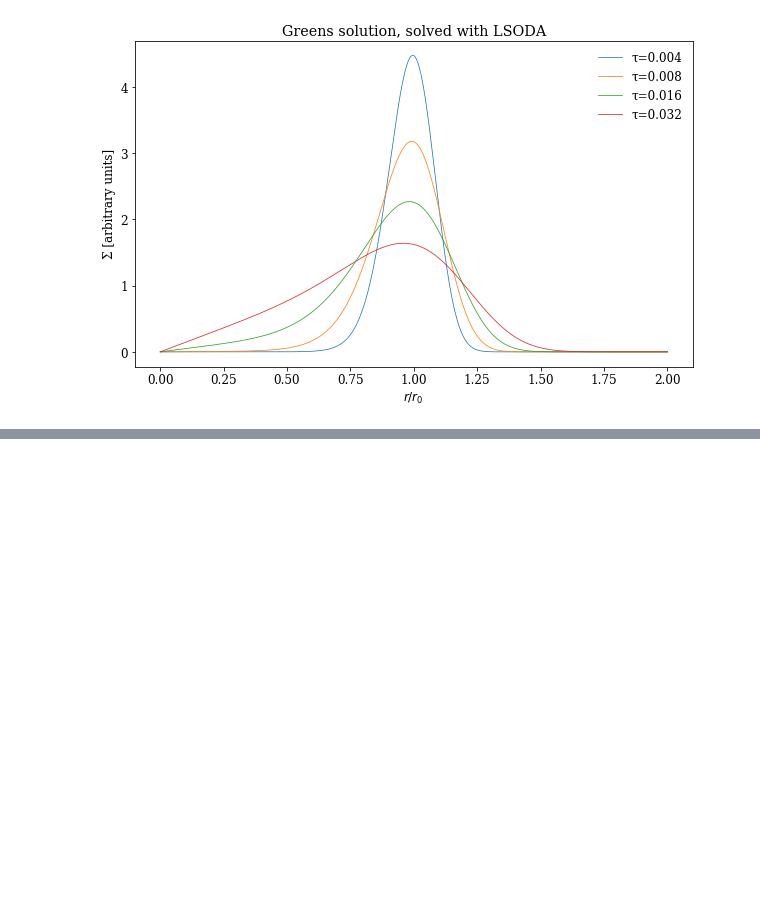
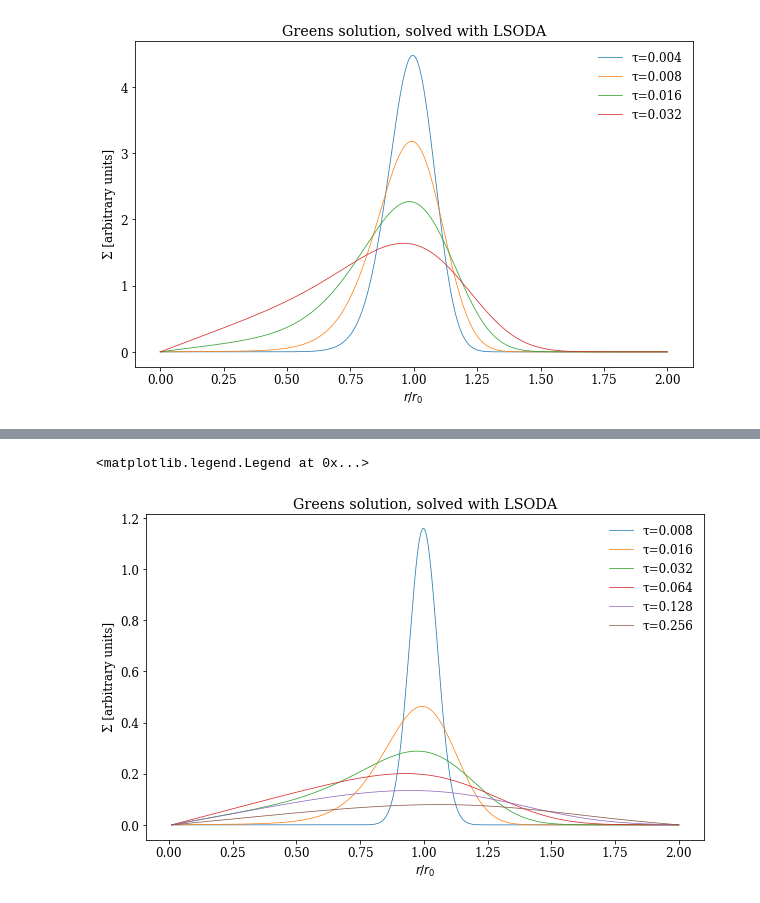
Before and after one commit to agent031/bachelor_code, a Jupyter notebook: Simple_solutions/evolution-greens_solultion.ipynb, the cells around one changed output, grey strips where cells are left out. Cells and saved outputs as stored; diff of their text form; code cells hidden in the pictures; blank space fills up the shorter version.

```diff
--- a/Simple_solutions/evolution-greens_solultion.ipynb
+++ b/Simple_solutions/evolution-greens_solultion.ipynb
@@ -237,0 +286,16 @@ plt.legend(frameon=False)
+# %%
+anal_inital = analytic_green(x, 0.006)
+# %%
+tspan = np.linspace(0, 0.032, 9)
+sol = solve_ivp(time_diff, [times[1], times[-1]], y0 = anal_inital, t_eval = times[1:], method = 'LSODA')
+# %%
+fig, axs = plt.subplots(figsize=(10,6))
+
+for τ in times[1:]:
+    axs.plot(x, sol.y[:, sol.t == τ], label=f'τ={τ}', lw=0.75)
+
+axs.set(title='Greens solution, solved with LSODA', ylabel='Σ [arbitrary units]', xlabel='$r/r_0$')
+plt.legend(frameon=False)
+# %% [output]
+<matplotlib.legend.Legend at 0x...>
+[figure, added]
```
Also changed, not shown: parts of 14 cells of this notebook.
